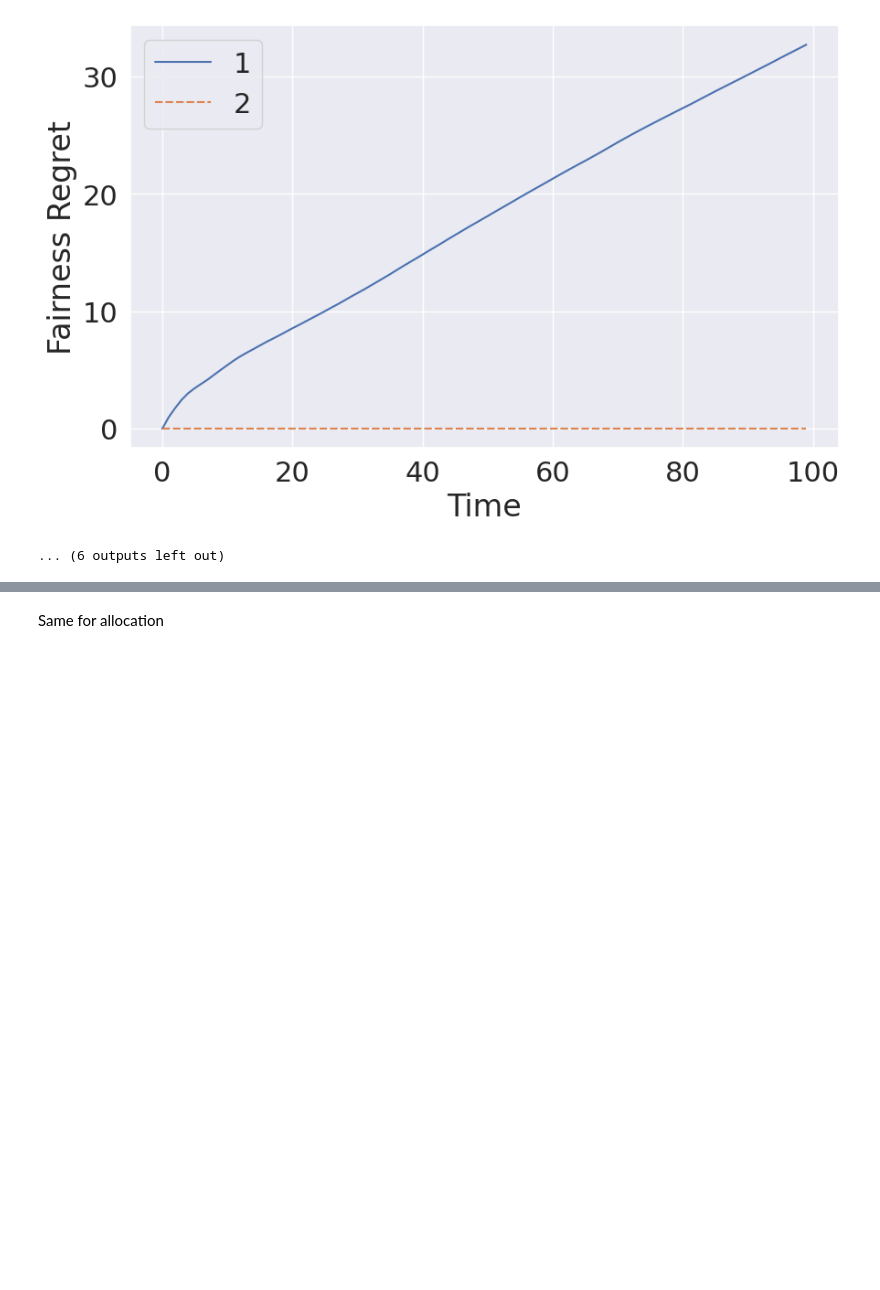
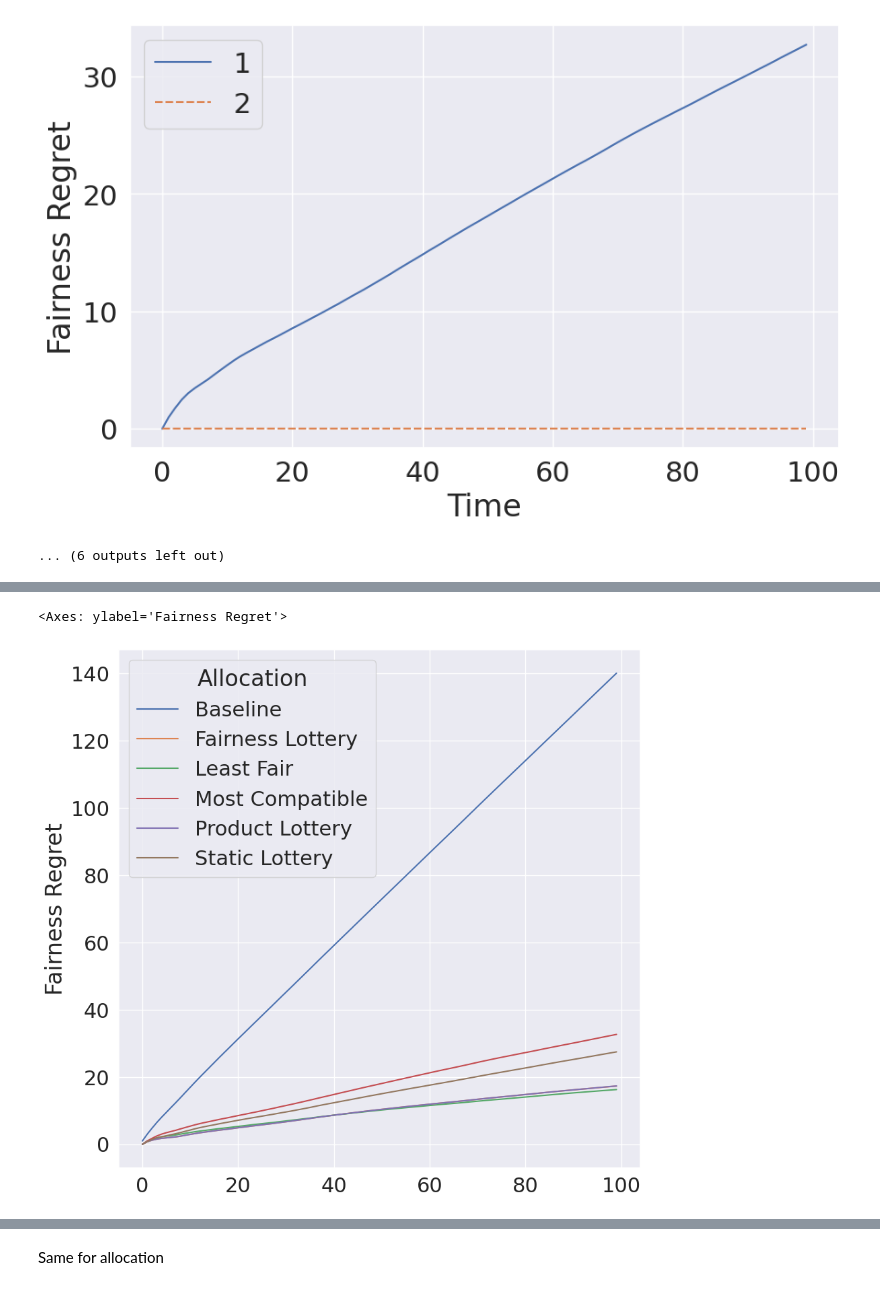
Before and after one commit to cassitude/little-labs, a Jupyter notebook: notebooks/borda_visualizations.ipynb, the cells around one changed output, grey strips where cells are left out. Drawn from its saved outputs; the diff is of its cells as text; code cells hidden in the pictures; blank space fills up the shorter version.

```diff
--- a/notebooks/borda_visualizations.ipynb
+++ b/notebooks/borda_visualizations.ipynb
@@ -175,0 +212,25 @@ process(static_lottery, image_prefix='static_lottery')
+# %%
+# 1
+regrets = []
+for mechanism, name in zip(list_names, readable_names):
+    fair_df = process_history(mechanism)[0]
+    regret = 1-fair_df
+    regret["Allocation"] = name
+    #regret1["Fairness Regret"] = regret1.apply(lambda x: regret1.cumsum(), axis=1)
+    for row_num in range(len(regret)):
+        regret.loc[row_num, "Fairness Regret"] = regret.loc[0:row_num, "1"].sum()
+    regrets.append(regret)
+regret_all = pd.concat(regrets, axis=0)
+# %%
+# 2
+regrets = []
+for mechanism, name in zip(list_names, readable_names):
+    fair_df = process_history(mechanism)[0]
+    regret = 1-fair_df
+    regret["Allocation"] = name
+    regret["Sum"] = regret["1"]+regret["2"]
+    #regret1["Fairness Regret"] = regret1.apply(lambda x: regret1.cumsum(), axis=1)
+    for row_num in range(len(regret)):
+        regret.loc[row_num, "Fairness Regret"] = regret.loc[0:row_num, "Sum"].sum()
+    regrets.append(regret)
+regret_all = pd.concat(regrets, axis=0)
@@ -175,0 +253,7 @@ process(static_lottery, image_prefix='static_lottery')
+# %%
+plt.subplots(figsize=(10, 10))
+#plt.legend(bbox_to_anchor=(1.05, 1), loc='upper left', borderaxespad=0)
+sb.lineplot(x=regret_all.index,y=regret_all["Fairness Regret"], hue=regret_all["Allocation"])
+# %% [output]
+<Axes: ylabel='Fairness Regret'>
+[figure, added]
```
Also changed, not shown: parts of 15 cells of this notebook, 6 other files.
